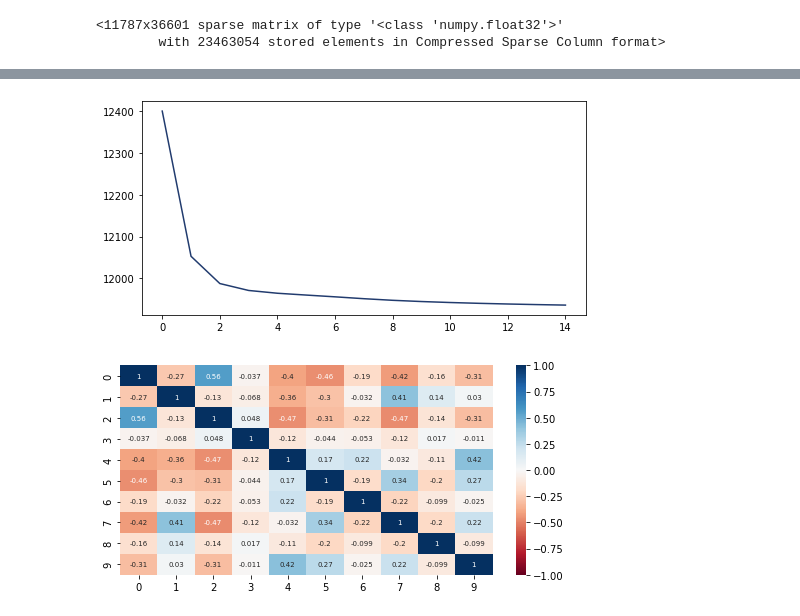
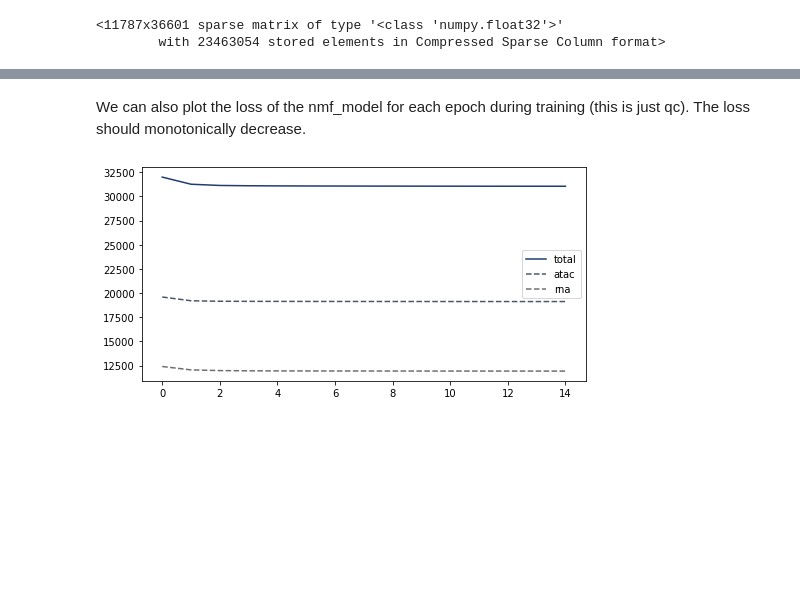
Before and after one commit to wmorgans/quick_intNMF, a Jupyter notebook: docs/notebooks/intNMF_example.ipynb, the cells around one changed output, grey strips where cells are left out. Saved outputs shown, nothing was run; the diff lists cells and outputs as text; code cells hidden in the pictures; blank space fills up the shorter version.

```diff
--- a/docs/notebooks/intNMF_example.ipynb
+++ b/docs/notebooks/intNMF_example.ipynb
@@ -47,7 +31,7 @@ def load_multiome(file, labels):
 file = '../data/pbmc_granulocyte_sorted_10k_filtered_feature_bc_matrix.h5'
 labels = '../data/PBMC-Multiom_annotation.tsv'
 
-mu_data = load_multiome(file, labels)
+mu_data = utils.load_multiome(file, labels)
 # %% [output]
 Variable names are not unique. To make them unique, call `.var_names_make_unique`.
 Added `interval` annotation for features from ../data/pbmc_granulocyte_sorted_10k_filtered_feature_bc_matrix.h5
@@ -90,3 +69,3 @@ rna_tf_idf
 # %%
 nmf_model = intNMF(10)  # NMF model with k=10
-nmf_model.fit(rna_tf_idf, atac_tf_idf)
+nmf_model.fit(rna_tf_idf, atac_tf_idf, mu_data['rna'].var.index.values, mu_data['atac'].var.index.values)
@@ -143,4 +311,6 @@ pl.loss(nmf_model)
+# %% [markdown]
+We can also plot the loss of the nmf_model for each epoch during training (this is just qc). The loss should monotonically decrease.
 # %%
-ax = pl.loss(nmf_model, 'rna')
+ax = pl.loss(nmf_model)
 # %% [output]
-[figure, old version]
+[figure, new version]
@@ -149,4 +316,0 @@ corr_mat = np.corrcoef(nmf_model.theta.T)
-# %%
-pl.correlation_plot(corr_mat)
-# %% [output]
-[figure, removed]
```
Also changed, not shown: parts of 62 cells of this notebook, 2 other files.
